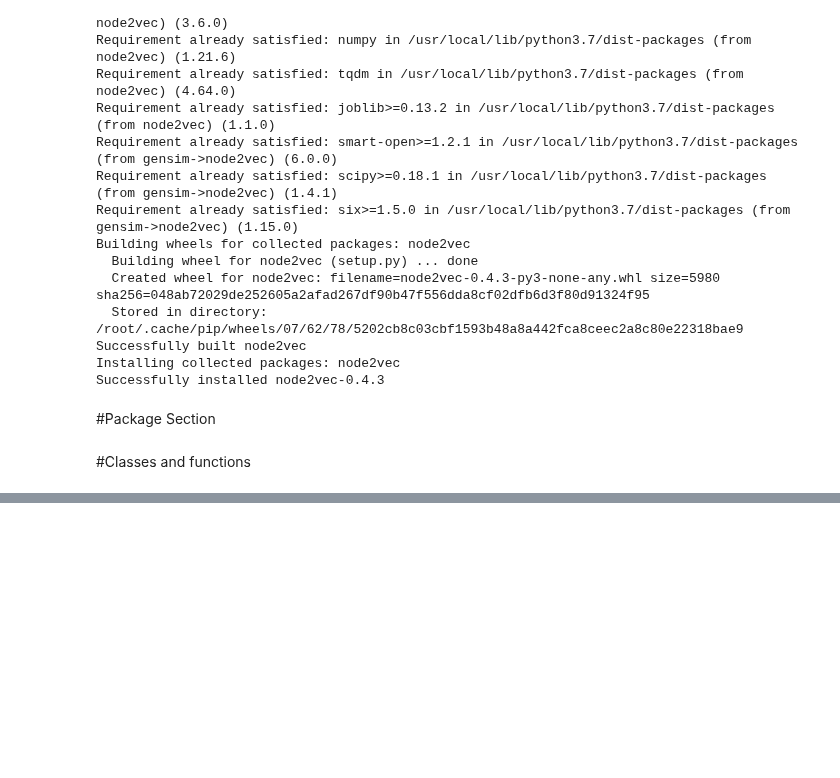
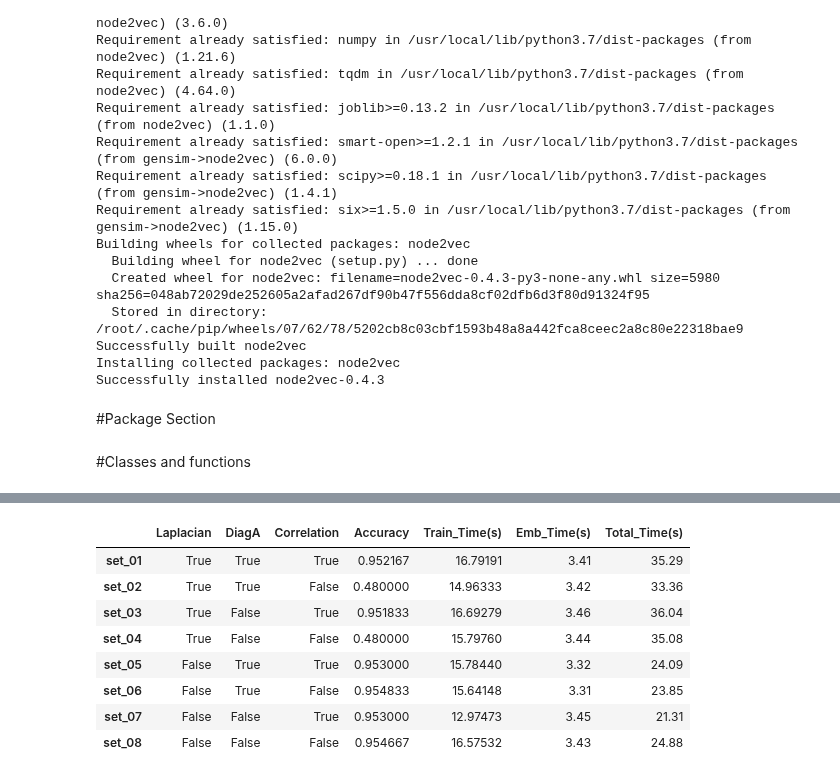
Before and after one commit to cshen6/GraphEmd, a Jupyter notebook: Main/GraphEncoder.ipynb, the cells around one changed output, grey strips where cells are left out. Cells and saved outputs as stored; diff of their text form; code cells hidden in the pictures; blank space fills up the shorter version.

```diff
--- a/Main/GraphEncoder.ipynb
+++ b/Main/GraphEncoder.ipynb
@@ -1159,0 +1936,3 @@ def To_single_sparce_matrix(M,option):
+# %%
+n = 3000
+case = Case(n)
@@ -1159,0 +1963,35 @@ def To_single_sparce_matrix(M,option):
+# %%
+def average_restuls(case_num, comb_set, learner_no):
+  results = []
+  for comb in comb_set:
+    acc_final, train_time_final, emb_time_final, total_time_final = 0,0,0,0
+    for i in range(10):
+      test_case = copy.deepcopy(case_num)
+      acc, train_time, emb_time, total_time = Run(test_case, "su", Learner = learner_no, Laplacian = comb[0], DiagA = comb[1], Correlation = comb[2])
+      acc_final += acc
+      train_time_final += train_time
+      emb_time_final += emb_time
+      total_time_final += total_time
+
+    acc_final /= 10
+    train_time_final /= 10
+    emb_time_final /= 10
+    total_time_final /= 10
+
+    result = comb + [acc_final, train_time_final, emb_time_final, total_time_final]
+    results.append(result)
+
+  return results
+
+def plot(results):
+  df = pd.DataFrame(results,
+  index=['set_01','set_02','set_03','set_04','set_05','set_06','set_07','set_08'],
+  columns=['Laplacian','DiagA', 'Correlation', 'Accuracy', 'Train_Time(s)', 'Emb_Time(s)', 'Total_Time(s)'])
+
+  df = df.style.format({
+    'Emb_Time(s)': '{:0.2f}',
+    'Train_Time(s)': '{:0.5f}',
+    'Total_Time(s)': '{:0.2f}'
+  })
+
+  display(df)
@@ -1159,0 +2004,3 @@ def To_single_sparce_matrix(M,option):
+# %%
+case_10 = case.case_10_fully_known()
+case_10.summary()
@@ -1159,0 +2065,2 @@ def To_single_sparce_matrix(M,option):
+# %%
+results = average_restuls(case_10, comb_set, 0)
@@ -1159,0 +2085,12 @@ def To_single_sparce_matrix(M,option):
+# %%
+plot(results)
+# %% [output]
+|  | Laplacian | DiagA | Correlation | Accuracy | Train_Time(s) | Emb_Time(s) | Total_Time(s) |
+| set_01 | True | True | True | 0.952167 | 16.79191 | 3.41 | 35.29 |
+| set_02 | True | True | False | 0.480000 | 14.96333 | 3.42 | 33.36 |
+| set_03 | True | False | True | 0.951833 | 16.69279 | 3.46 | 36.04 |
+| set_04 | True | False | False | 0.480000 | 15.79760 | 3.44 | 35.08 |
+| set_05 | False | True | True | 0.953000 | 15.78440 | 3.32 | 24.09 |
+| set_06 | False | True | False | 0.954833 | 15.64148 | 3.31 | 23.85 |
+| set_07 | False | False | True | 0.953000 | 12.97473 | 3.45 | 21.31 |
+| set_08 | False | False | False | 0.954667 | 16.57532 | 3.43 | 24.88 |
```
Also changed, not shown: parts of 321 cells of this notebook.
